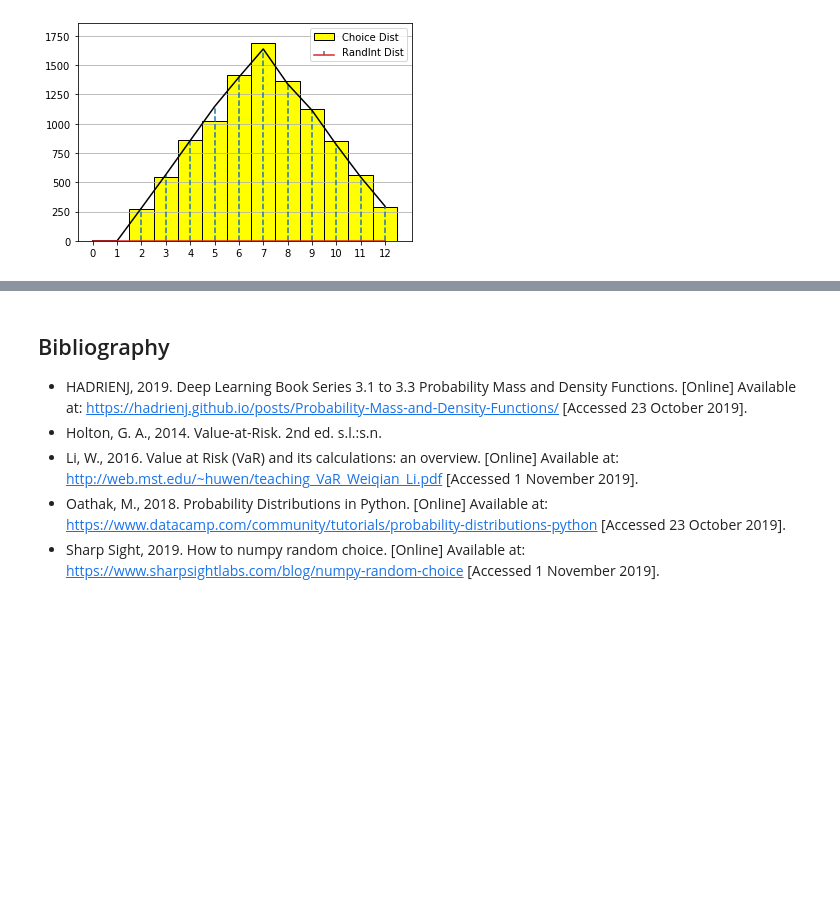
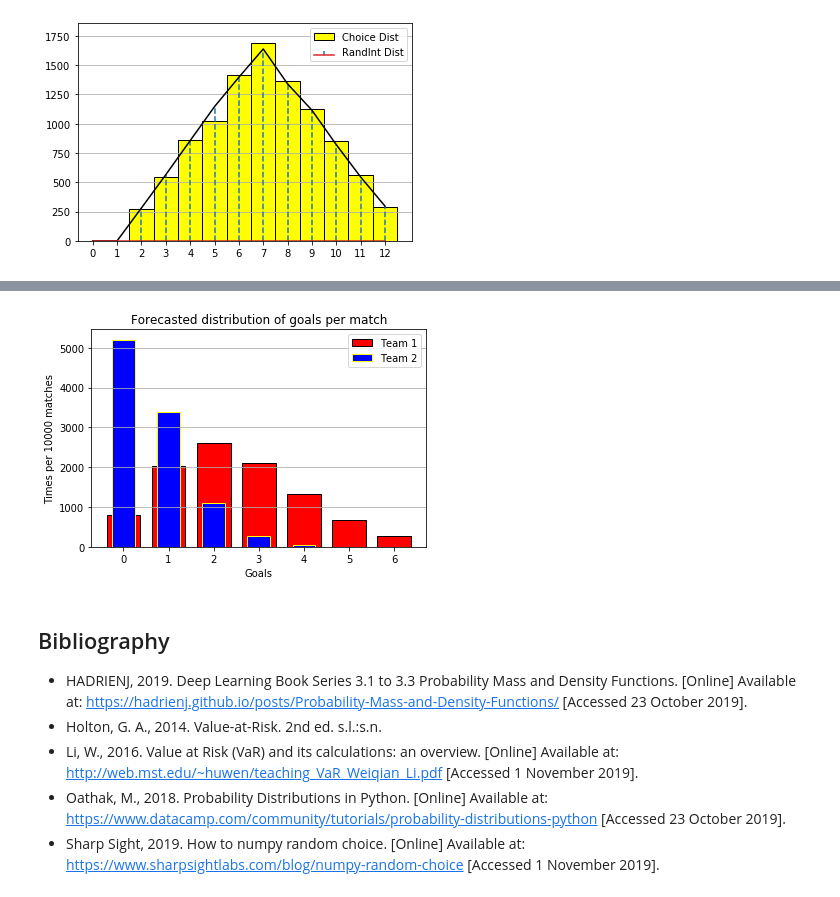
Before and after one commit to Clauric/GMIT_PfDA_Assessment, a Jupyter notebook: Numpy Assignment.ipynb, the cells around one changed output, grey strips where cells are left out. Drawn from its saved outputs; the diff is of its cells as text; code cells hidden in the pictures; blank space fills up the shorter version.

```diff
--- a/Numpy Assignment.ipynb
+++ b/Numpy Assignment.ipynb
@@ -372,3 +390,41 @@ plt.show()
+# %%
+# Numpy.random.poisson
+import numpy as np
+import matplotlib.pyplot as plt
+
+# set seed to 22
+np.random.seed(22)
+
+# size
+s = 10000
+
+# Team 1 Poisson probability with lambda = 2.49
+x = np.random.poisson(2.49, s)
+
+# Team 2 Poisson probability with lamda = 0.66
+y = np.random.poisson(0.66, s)
+
+# plot hisorgram for Team 1
+plt.hist(x, label="Team 1", color="r", edgecolor="black", bins=np.arange(8.0)-0.5, rwidth=0.75)
+
+# plot histogram for Team 2
+plt.hist(y, label="Team 2", color="b", edgecolor="yellow", bins=np.arange(8.0)-0.5, rwidth=0.5)
+
+# Show legend on historgram
+plt.legend()
+
+# Show major gridlines for y axis
+plt.grid(b=True,axis="y")
+
+# show title and axial labels
+plt.title("Forecasted distribution of goals per match")
+plt.xlabel("Goals")
+plt.ylabel("Times per 10000 matches")
+
+# Force plot
+plt.show()
+# %% [output]
+[figure, added]
 # %% [markdown]
 ## Bibliography
 * HADRIENJ, 2019. Deep Learning Book Series 3.1 to 3.3 Probability Mass and Density Functions. [Online] Available at: https://hadrienj.github.io/posts/Probability-Mass-and-Density-Functions/ [Accessed 23 October 2019].
```
Also changed, not shown: parts of 8 cells of this notebook.
